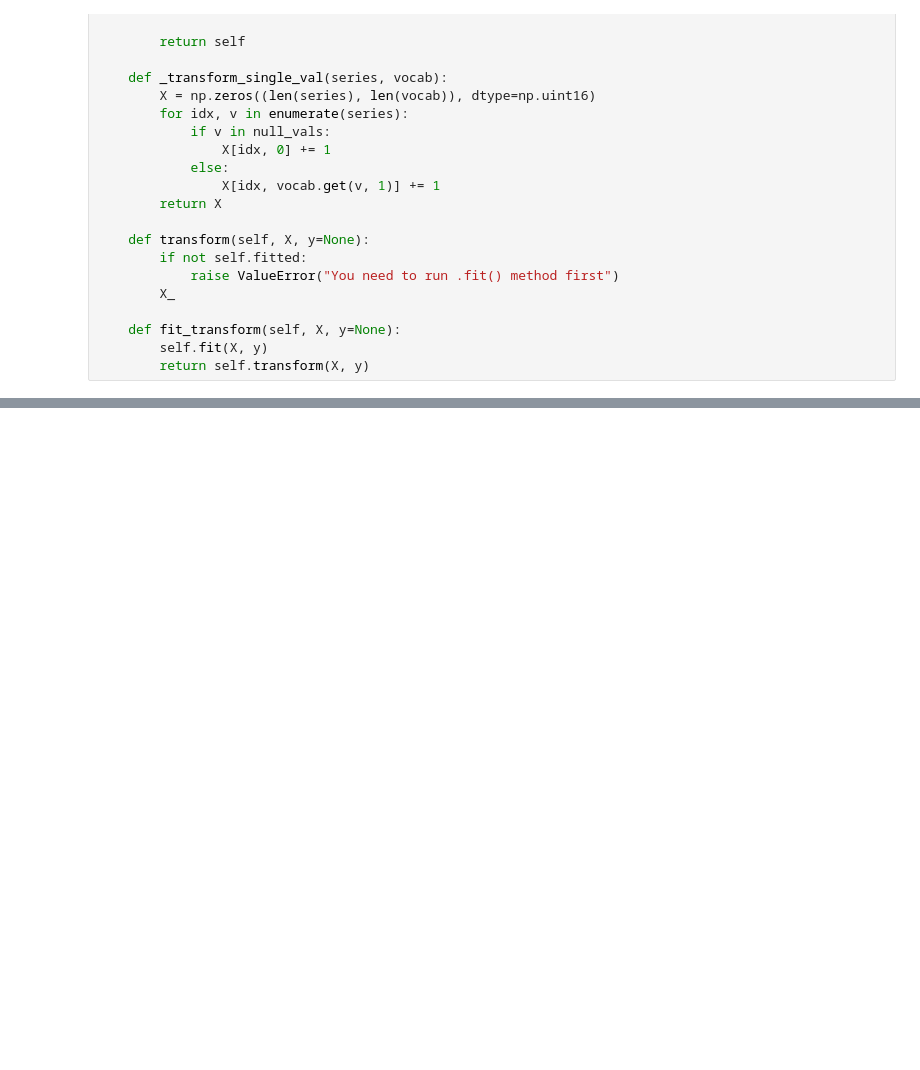
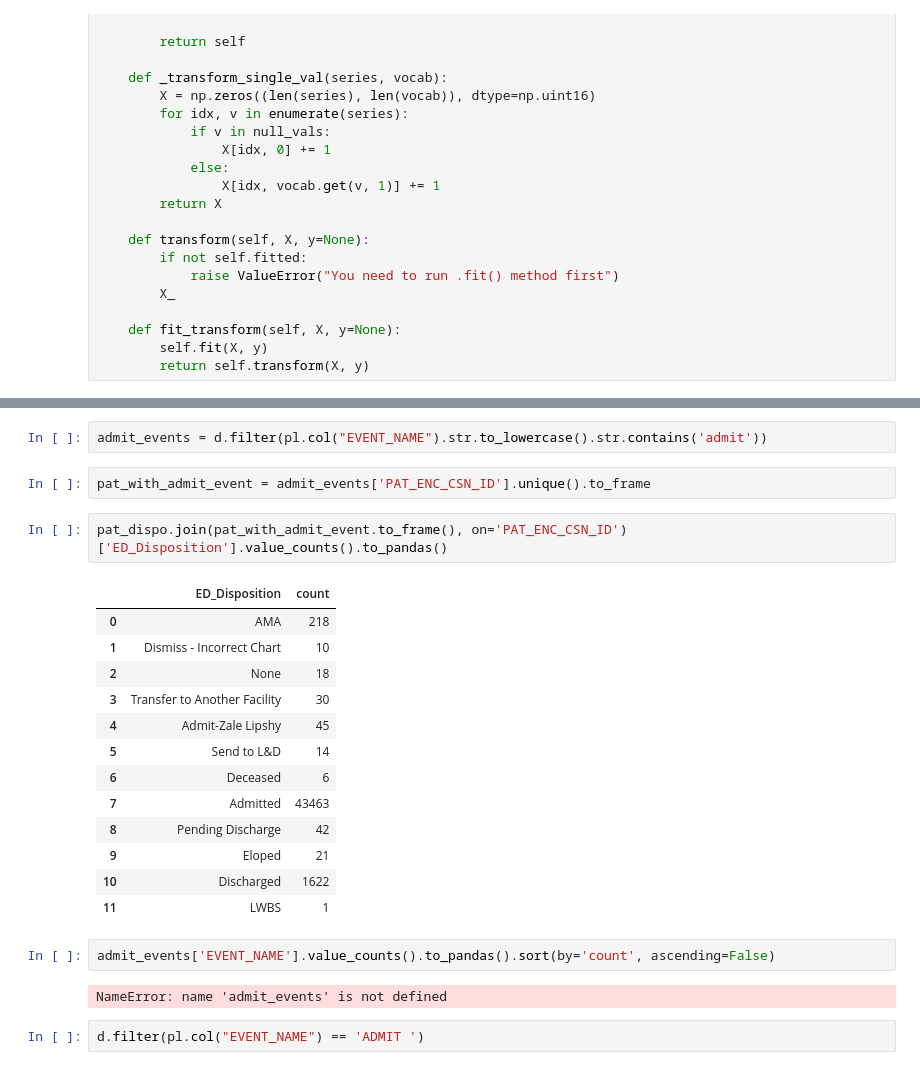
Before and after one commit to silk1100/ED-staticdynamic, a Jupyter notebook: notebooks/14-scratch_polars_processing.ipynb, the cells around one changed output, grey strips where cells are left out. Cells and saved outputs as stored; diff of their text form; blank space fills up the shorter version.

```diff
--- a/notebooks/14-scratch_polars_processing.ipynb
+++ b/notebooks/14-scratch_polars_processing.ipynb
@@ -443,0 +688,26 @@ class CustomOneHotEncoding:
+# %%
+admit_events = d.filter(pl.col("EVENT_NAME").str.to_lowercase().str.contains('admit'))
+# %%
+pat_with_admit_event = admit_events['PAT_ENC_CSN_ID'].unique().to_frame
+# %%
+pat_dispo.join(pat_with_admit_event.to_frame(), on='PAT_ENC_CSN_ID')['ED_Disposition'].value_counts().to_pandas()
+# %% [output]
+|  | ED_Disposition | count |
+| 0 | AMA | 218 |
+| 1 | Dismiss - Incorrect Chart | 10 |
+| 2 | None | 18 |
+| 3 | Transfer to Another Facility | 30 |
+| 4 | Admit-Zale Lipshy | 45 |
+| 5 | Send to L&D | 14 |
+| 6 | Deceased | 6 |
+| 7 | Admitted | 43463 |
+| 8 | Pending Discharge | 42 |
+| 9 | Eloped | 21 |
+| 10 | Discharged | 1622 |
+| 11 | LWBS | 1 |
+# %%
+admit_events['EVENT_NAME'].value_counts().to_pandas().sort(by='count', ascending=False)
+# %% [output]
+NameError: name 'admit_events' is not defined
+# %%
+d.filter(pl.col("EVENT_NAME") == 'ADMIT ')
```
Also changed, not shown: parts of 24 cells of this notebook, 8 other files.
